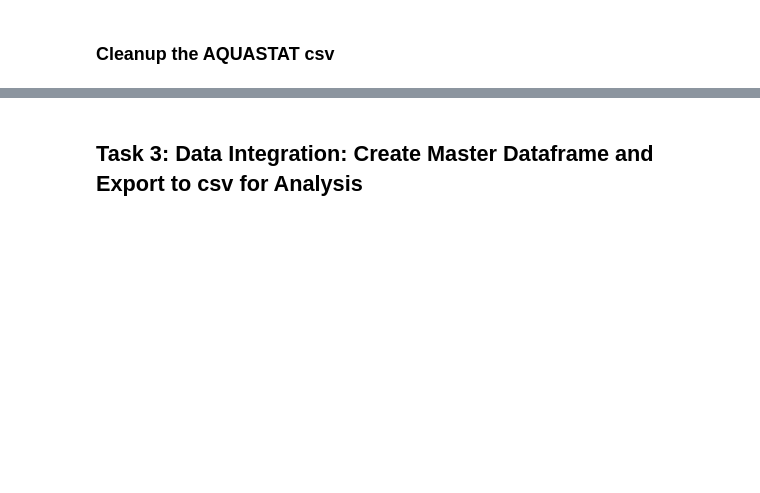
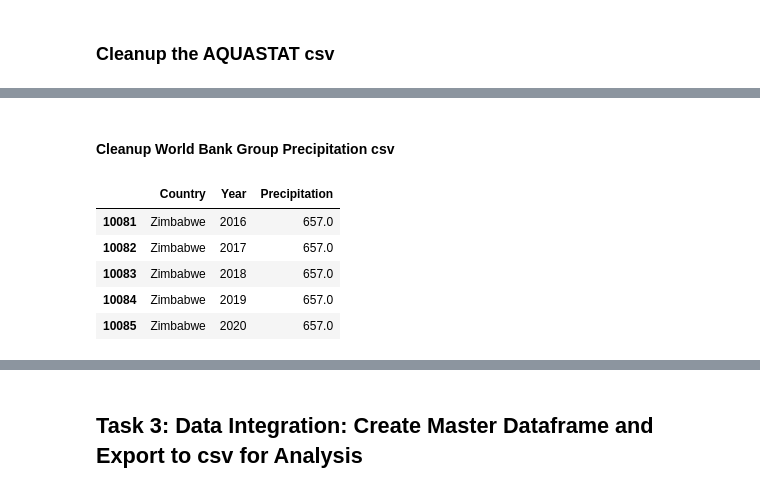
Before and after one commit to msmith150/Water-Conflict-Analysis, a Jupyter notebook: project1_data_cleanup.ipynb, the cells around one changed output, grey strips where cells are left out. Drawn from its saved outputs; the diff is of its cells as text; code cells hidden in the pictures; blank space fills up the shorter version.

```diff
--- a/project1_data_cleanup.ipynb
+++ b/project1_data_cleanup.ipynb
@@ -236,0 +177,24 @@ stability_df_clean.tail()
+# %% [markdown]
+#### Cleanup World Bank Group Precipitation csv
+# %%
+# Create precipitation dataframe from csv: set country as index, drop unused columns, stack the remaining columns, and reset the index
+precip_df = precip_csv.set_index('Country Name').drop(columns=['Country Code', 'Indicator Name', 'Indicator Code']).stack().reset_index()
+
+# Rename the column headers and replace null values ".." with 0
+precip_df = precip_df.rename(columns={'Country Name': 'Country',
+                                                    'level_1': 'Year',
+                                                    0: 'Precipitation'
+                                                    })
+
+# Convert to an integer
+precip_df['Year'] = precip_df['Year'].astype(int)
+
+# Display the clean dataframe
+precip_df.tail()
+# %% [output]
+|  | Country | Year | Precipitation |
+| 10081 | Zimbabwe | 2016 | 657.0 |
+| 10082 | Zimbabwe | 2017 | 657.0 |
+| 10083 | Zimbabwe | 2018 | 657.0 |
+| 10084 | Zimbabwe | 2019 | 657.0 |
+| 10085 | Zimbabwe | 2020 | 657.0 |
```
Also changed, not shown: parts of 29 cells of this notebook, 11 other files.
